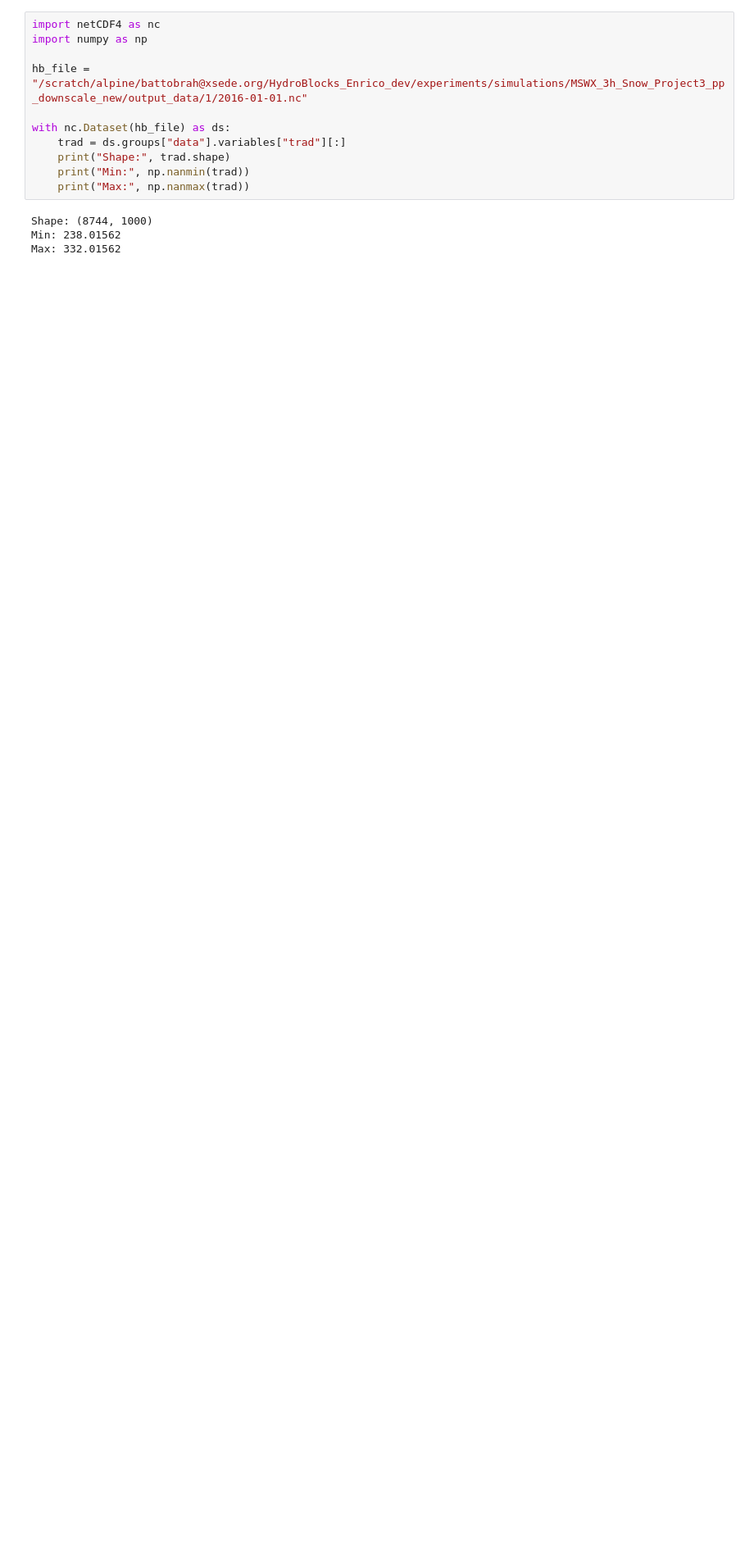
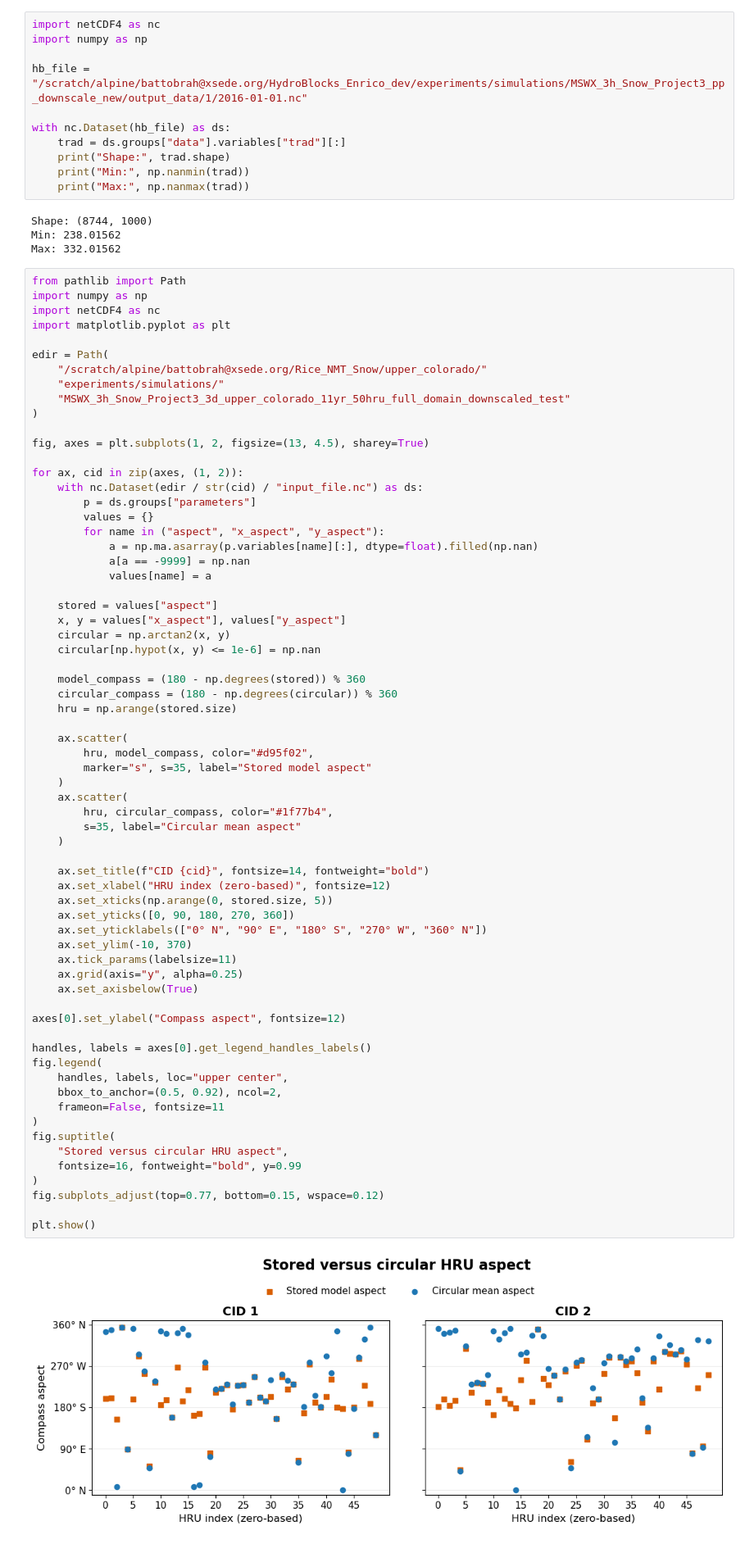
Before and after one commit to Bernard-collab/HydroBlocks, a Jupyter notebook: hydroblocks-remote-sensing-validation/validation_notebooks/Reprojection_to_HB_notebook.ipynb, the cells around one changed output. Shown at 82% size. Cells and saved outputs as stored; diff of their text form; blank space fills up the shorter version.

Commit message:
Update plotting and validation workflows and remove obsolete model copy

```diff
--- a/hydroblocks-remote-sensing-validation/validation_notebooks/Reprojection_to_HB_notebook.ipynb
+++ b/hydroblocks-remote-sensing-validation/validation_notebooks/Reprojection_to_HB_notebook.ipynb
@@ -433,3 +433,71 @@ with nc.Dataset(hb_file) as ds:
 Shape: (8744, 1000)
 Min: 238.01562
 Max: 332.01562
+# %%
+from pathlib import Path
+import numpy as np
+import netCDF4 as nc
+import matplotlib.pyplot as plt
+
+edir = Path(
+    "/scratch/alpine/battobrah@xsede.org/Rice_NMT_Snow/upper_colorado/"
+    "experiments/simulations/"
+    "MSWX_3h_Snow_Project3_3d_upper_colorado_11yr_50hru_full_domain_downscaled_test"
+)
+
+fig, axes = plt.subplots(1, 2, figsize=(13, 4.5), sharey=True)
+
+for ax, cid in zip(axes, (1, 2)):
+    with nc.Dataset(edir / str(cid) / "input_file.nc") as ds:
+        p = ds.groups["parameters"]
+        values = {}
+        for name in ("aspect", "x_aspect", "y_aspect"):
+            a = np.ma.asarray(p.variables[name][:], dtype=float).filled(np.nan)
+            a[a == -9999] = np.nan
+            values[name] = a
+
+    stored = values["aspect"]
+    x, y = values["x_aspect"], values["y_aspect"]
+    circular = np.arctan2(x, y)
+    circular[np.hypot(x, y) <= 1e-6] = np.nan
+
+    model_compass = (180 - np.degrees(stored)) % 360
+    circular_compass = (180 - np.degrees(circular)) % 360
+    hru = np.arange(stored.size)
+
+    ax.scatter(
+        hru, model_compass, color="#d95f02",
+        marker="s", s=35, label="Stored model aspect"
+    )
+    ax.scatter(
+        hru, circular_compass, color="#1f77b4",
+        s=35, label="Circular mean aspect"
+    )
+
+    ax.set_title(f"CID {cid}", fontsize=14, fontweight="bold")
+    ax.set_xlabel("HRU index (zero-based)", fontsize=12)
+    ax.set_xticks(np.arange(0, stored.size, 5))
+    ax.set_yticks([0, 90, 180, 270, 360])
+    ax.set_yticklabels(["0° N", "90° E", "180° S", "270° W", "360° N"])
+    ax.set_ylim(-10, 370)
+    ax.tick_params(labelsize=11)
+    ax.grid(axis="y", alpha=0.25)
+    ax.set_axisbelow(True)
+
+axes[0].set_ylabel("Compass aspect", fontsize=12)
+
+handles, labels = axes[0].get_legend_handles_labels()
+fig.legend(
+    handles, labels, loc="upper center",
+    bbox_to_anchor=(0.5, 0.92), ncol=2,
+    frameon=False, fontsize=11
+)
+fig.suptitle(
+    "Stored versus circular HRU aspect",
+    fontsize=16, fontweight="bold", y=0.99
+)
+fig.subplots_adjust(top=0.77, bottom=0.15, wspace=0.12)
+
+plt.show()
+# %% [output]
+[figure, added]
```
Also changed, not shown: 10 other files.
